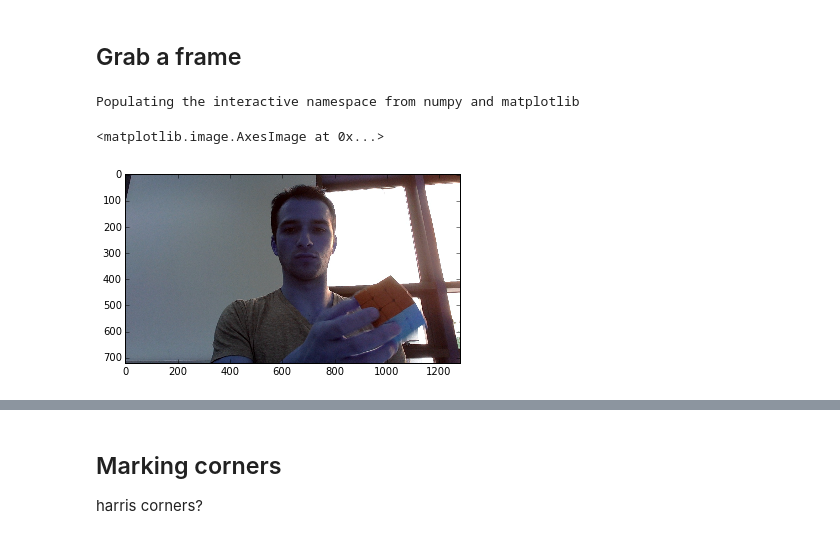
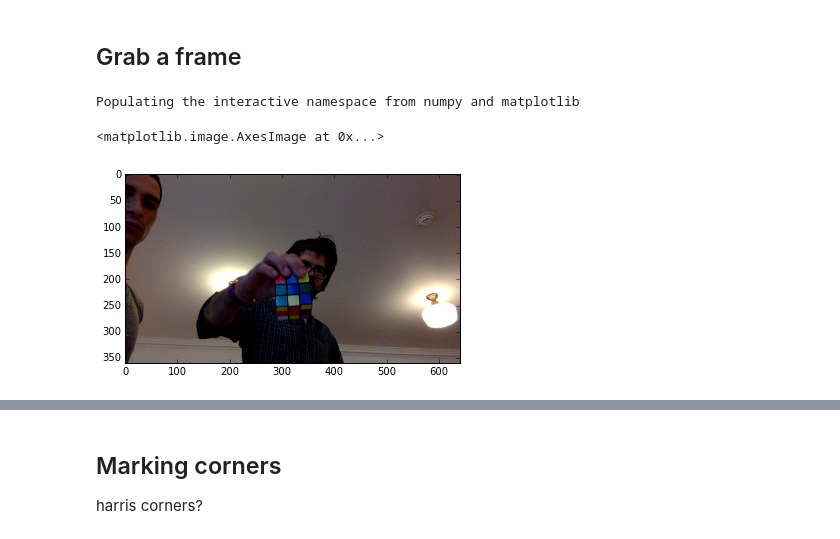
Before and after one commit to jayhack/ConvCube, a Jupyter notebook: Dev.ipynb, the cells around one changed output, grey strips where cells are left out. Drawn from its saved outputs; the diff is of its cells as text; code cells hidden in the pictures.

```diff
--- a/Dev.ipynb
+++ b/Dev.ipynb
@@ -5,7 +5,7 @@ client = ModalClient('./data/db', schema=convcube_schema)
 # %% [markdown]
 ## Grab a video
 # %%
-video = client.get(Video, 'jay_test_1')
+video = client.get(Video, 'kitchen_1')
 # %% [markdown]
 ## Grab a frame
 # %%
@@ -15,8 +15,8 @@ for frame in video.iter_children(childtype=Frame):
 # %%
 import matplotlib.pyplot as plt
 %pylab inline
-plt.imshow(frame['image'])
+plt.imshow(frames[100]['image'][:,:,::-1])
 # %% [output]
 Populating the interactive namespace from numpy and matplotlib
 <matplotlib.image.AxesImage at 0x...>
-[figure, old version]
+[figure, new version]
```
Also changed, not shown: parts of 2 cells of this notebook, 6 other files.
